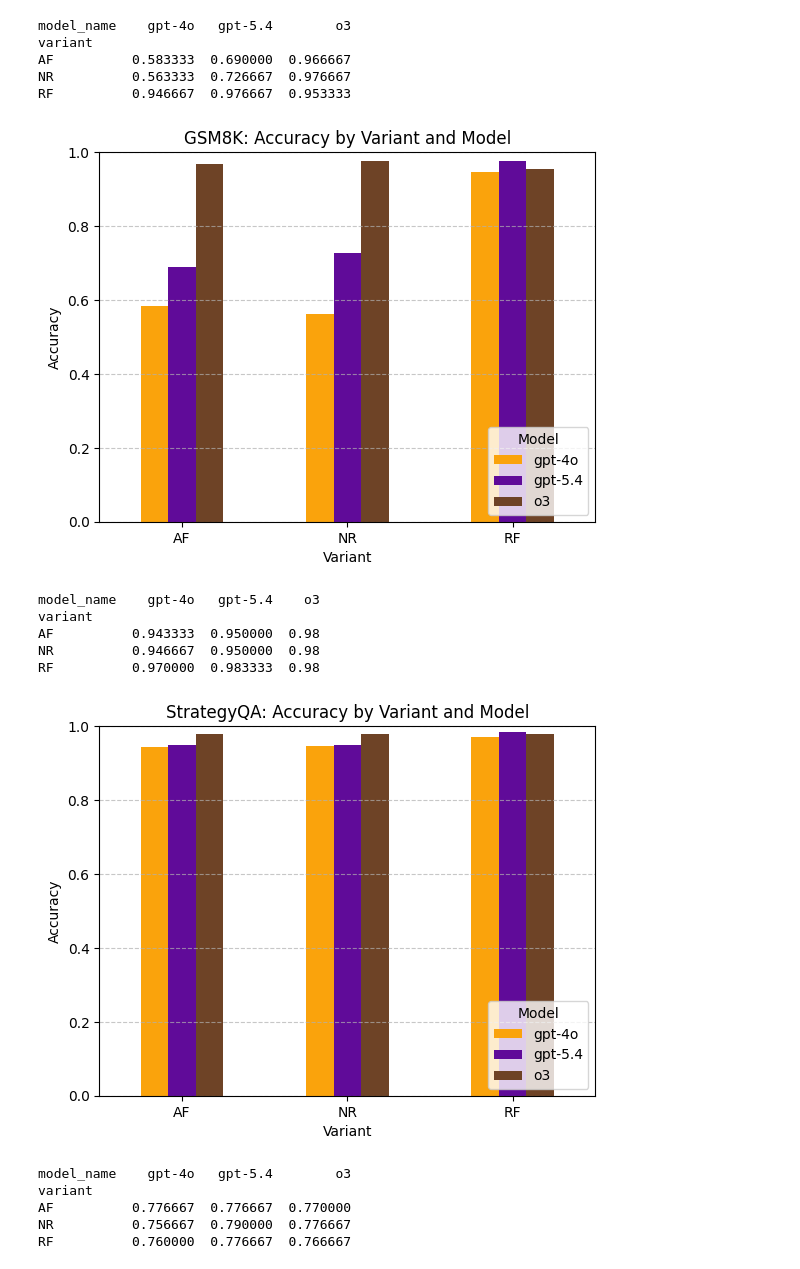
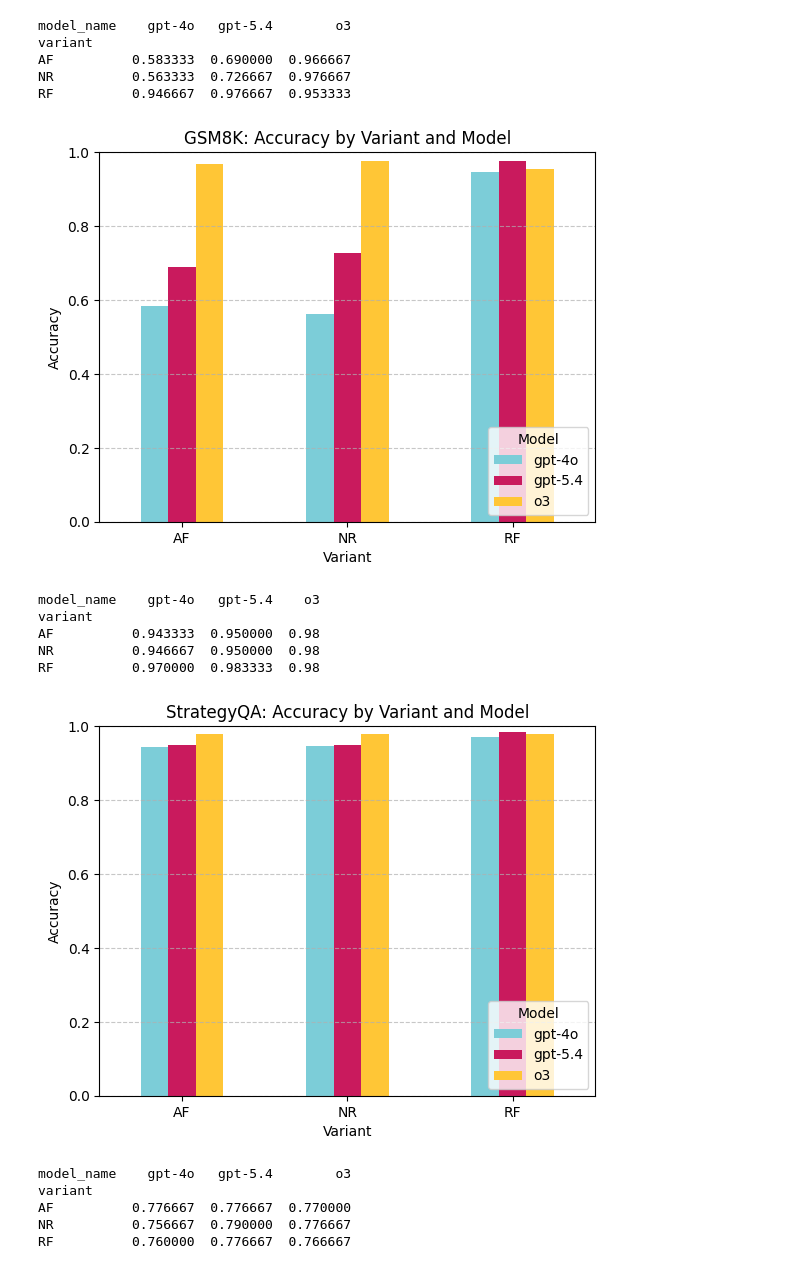
Before and after one commit to limcatcat/bachelorarbeit, a Jupyter notebook: src/analyze_results.ipynb, the cells around one changed output. Drawn from its saved outputs; the diff is of its cells as text; code cells hidden in the pictures.

```diff
--- a/src/analyze_results.ipynb
+++ b/src/analyze_results.ipynb
@@ -447,7 +490,7 @@ AF          0.583333  0.690000  0.966667
 NR          0.563333  0.726667  0.976667
 RF          0.946667  0.976667  0.953333
 # %%
-pivot.plot(kind="bar", color=["#faa30c", "#600b99", "#6E4326"])
+pivot.plot(kind="bar", color=["#7ccdd8", "#c91a5d", "#FFC636"],)
 
 plt.title("GSM8K: Accuracy by Variant and Model")
 plt.ylabel("Accuracy")
@@ -458,7 +501,7 @@ plt.grid(axis="y", linestyle="--", alpha=0.7)
 plt.legend(title="Model", loc="lower right")
 plt.show()
 # %% [output]
-[figure, old version]
+[figure, new version]
 # %%
 files = [
     # gpt-4o
@@ -495,18 +538,18 @@ AF          0.943333  0.950000  0.98
 NR          0.946667  0.950000  0.98
 RF          0.970000  0.983333  0.98
 # %%
-pivot.plot(kind="bar", color=["#faa30c", "#600b99", "#6E4326"])
+pivot.plot(kind="bar", color=["#7ccdd8", "#c91a5d", "#FFC636"],)
 
 plt.title("StrategyQA: Accuracy by Variant and Model")
 plt.ylabel("Accuracy")
 plt.xlabel("Variant")
 plt.xticks(rotation=0)
 plt.ylim(0, 1)
 plt.grid(axis="y", linestyle="--", alpha=0.7)
 plt.legend(title="Model", loc="lower right")
 plt.show()
 # %% [output]
-[figure, old version]
+[figure, new version]
 # %%
 files = [
     # gpt-4o
```
Also changed, not shown: parts of 16 cells of this notebook, 2 other files.
